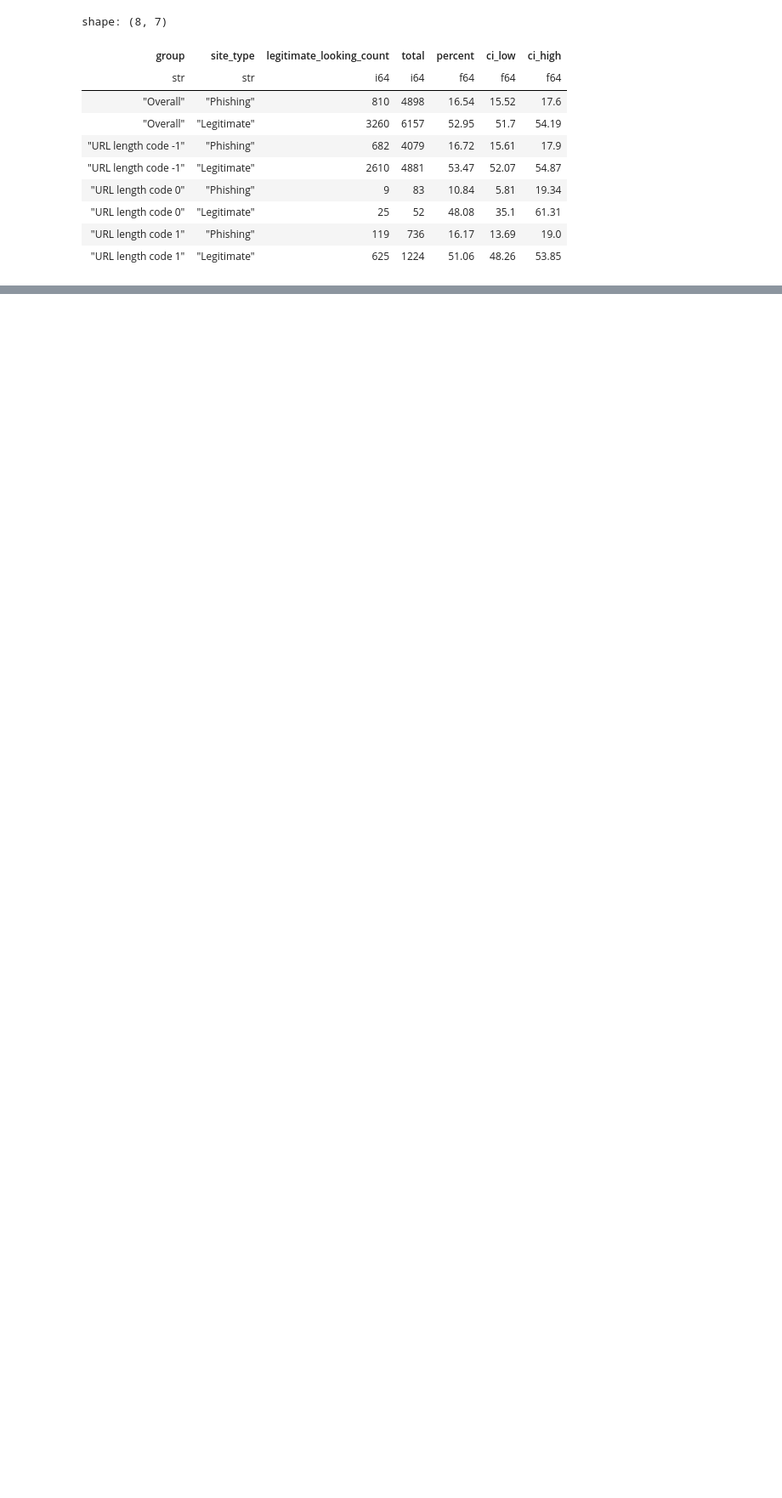
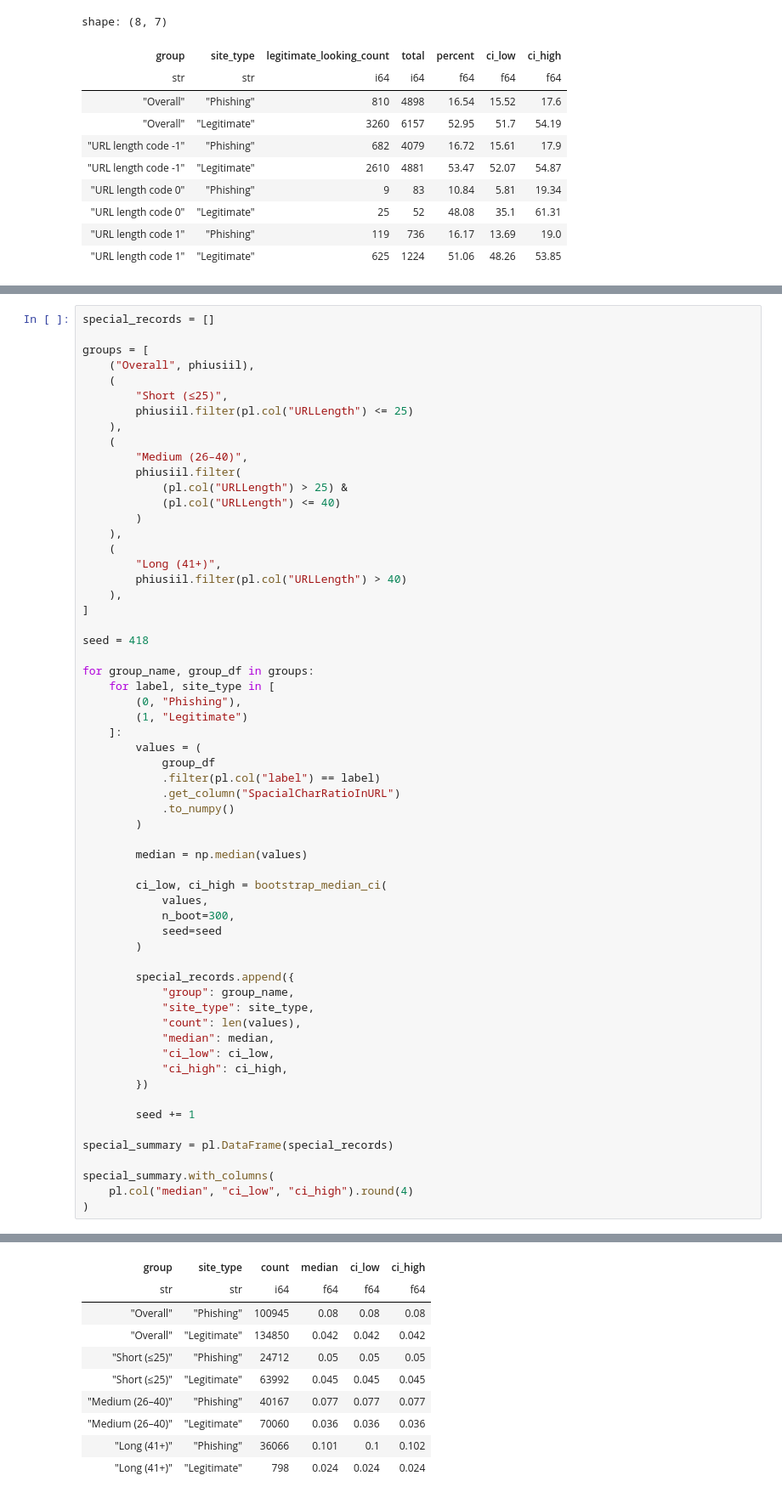
Before and after one commit to zainabahmed4/cs418-phishing, a Jupyter notebook: notebooks/narrative.ipynb, the cells around one changed output, grey strips where cells are left out. Shown at 85% size. Saved outputs shown, nothing was run; the diff lists cells and outputs as text; blank space fills up the shorter version.

```diff
--- a/notebooks/narrative.ipynb
+++ b/notebooks/narrative.ipynb
@@ -214,0 +279,61 @@ plt.show()
+# %%
+special_records = []
+
+groups = [
+    ("Overall", phiusiil),
+    (
+        "Short (≤25)",
+        phiusiil.filter(pl.col("URLLength") <= 25)
+    ),
+    (
+        "Medium (26–40)",
+        phiusiil.filter(
+            (pl.col("URLLength") > 25) &
+            (pl.col("URLLength") <= 40)
+        )
+    ),
+    (
+        "Long (41+)",
+        phiusiil.filter(pl.col("URLLength") > 40)
+    ),
+]
+
+seed = 418
+
+for group_name, group_df in groups:
+    for label, site_type in [
+        (0, "Phishing"),
+        (1, "Legitimate")
+    ]:
+        values = (
+            group_df
+            .filter(pl.col("label") == label)
+            .get_column("SpacialCharRatioInURL")
+            .to_numpy()
+        )
+
+        median = np.median(values)
+
+        ci_low, ci_high = bootstrap_median_ci(
+            values,
+            n_boot=300,
+            seed=seed
+        )
+
+        special_records.append({
+            "group": group_name,
+            "site_type": site_type,
+            "count": len(values),
+            "median": median,
+            "ci_low": ci_low,
+            "ci_high": ci_high,
+        })
+
+        seed += 1
+
+special_summary = pl.DataFrame(special_records)
+
+special_summary.with_columns(
+    pl.col("median", "ci_low", "ci_high").round(4)
+)
+# %% [output]
@@ -214,0 +341,10 @@ plt.show()
+| group | site_type | count | median | ci_low | ci_high |
+| str | str | i64 | f64 | f64 | f64 |
+| "Overall" | "Phishing" | 100945 | 0.08 | 0.08 | 0.08 |
+| "Overall" | "Legitimate" | 134850 | 0.042 | 0.042 | 0.042 |
+| "Short (≤25)" | "Phishing" | 24712 | 0.05 | 0.05 | 0.05 |
+| "Short (≤25)" | "Legitimate" | 63992 | 0.045 | 0.045 | 0.045 |
+| "Medium (26–40)" | "Phishing" | 40167 | 0.077 | 0.077 | 0.077 |
+| "Medium (26–40)" | "Legitimate" | 70060 | 0.036 | 0.036 | 0.036 |
+| "Long (41+)" | "Phishing" | 36066 | 0.101 | 0.1 | 0.102 |
+| "Long (41+)" | "Legitimate" | 798 | 0.024 | 0.024 | 0.024 |
```
Also changed, not shown: parts of 9 cells of this notebook, 3 other files.
